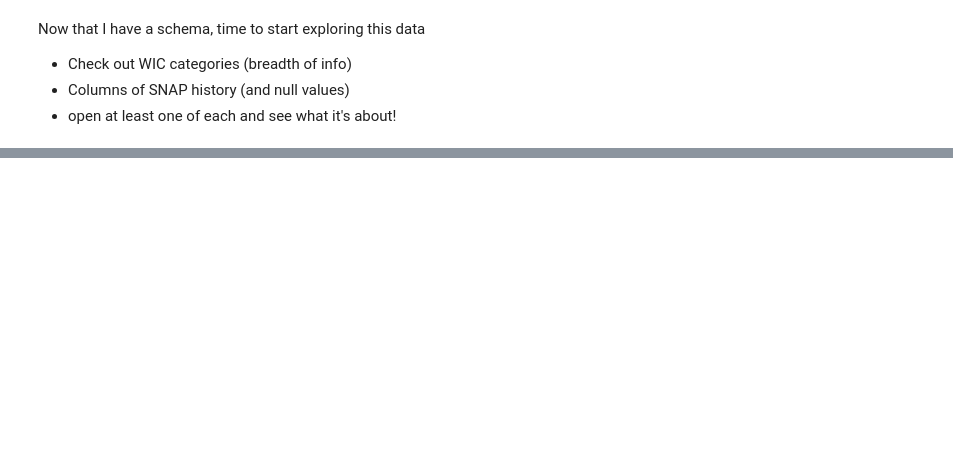
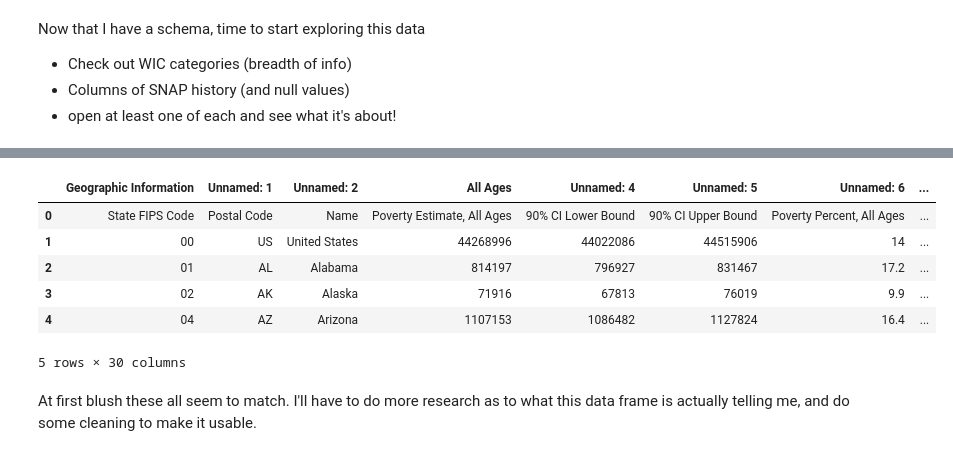
Before and after one commit to kjsampler/US-Food-Assistance-Data, a Jupyter notebook: US Food Data.ipynb, the cells around one changed output, grey strips where cells are left out. Saved outputs shown, nothing was run; the diff lists cells and outputs as text; code cells hidden in the pictures; blank space fills up the shorter version.

```diff
--- a/US Food Data.ipynb
+++ b/US Food Data.ipynb
@@ -55,0 +99,13 @@ SyntaxError: invalid syntax (<ipython-input-10-33a7e325868a>, line 2)
+# %%
+est16_df = pd.read_csv('Food Assistance Data/data/est13_16us/est16us.csv')
+est16_df.head()
+# %% [output]
+|  | Geographic Information | Unnamed: 1 | Unnamed: 2 | All Ages | Unnamed: 4 | Unnamed: 5 | Unnamed: 6 | ... |
+| 0 | State FIPS Code | Postal Code | Name | Poverty Estimate, All Ages | 90% CI Lower Bound | 90% CI Upper Bound | Poverty Percent, All Ages | ... |
+| 1 | 00 | US | United States | 44268996 | 44022086 | 44515906 | 14 | ... |
+| 2 | 01 | AL | Alabama | 814197 | 796927 | 831467 | 17.2 | ... |
+| 3 | 02 | AK | Alaska | 71916 | 67813 | 76019 | 9.9 | ... |
+| 4 | 04 | AZ | Arizona | 1107153 | 1086482 | 1127824 | 16.4 | ... |
+5 rows × 30 columns
+# %% [markdown]
+At first blush these all seem to match. I'll have to do more research as to what this data frame is actually telling me, and do some cleaning to make it usable.
```
Also changed, not shown: parts of 10 cells of this notebook, 1 other file.
